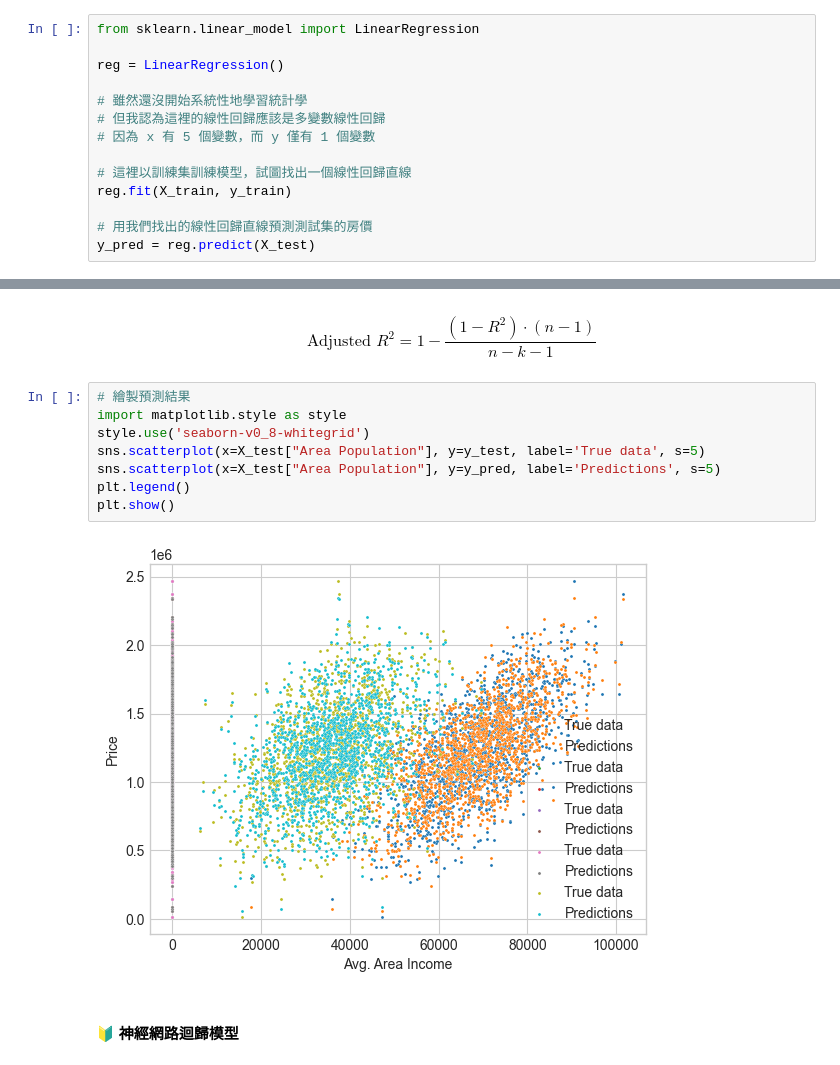
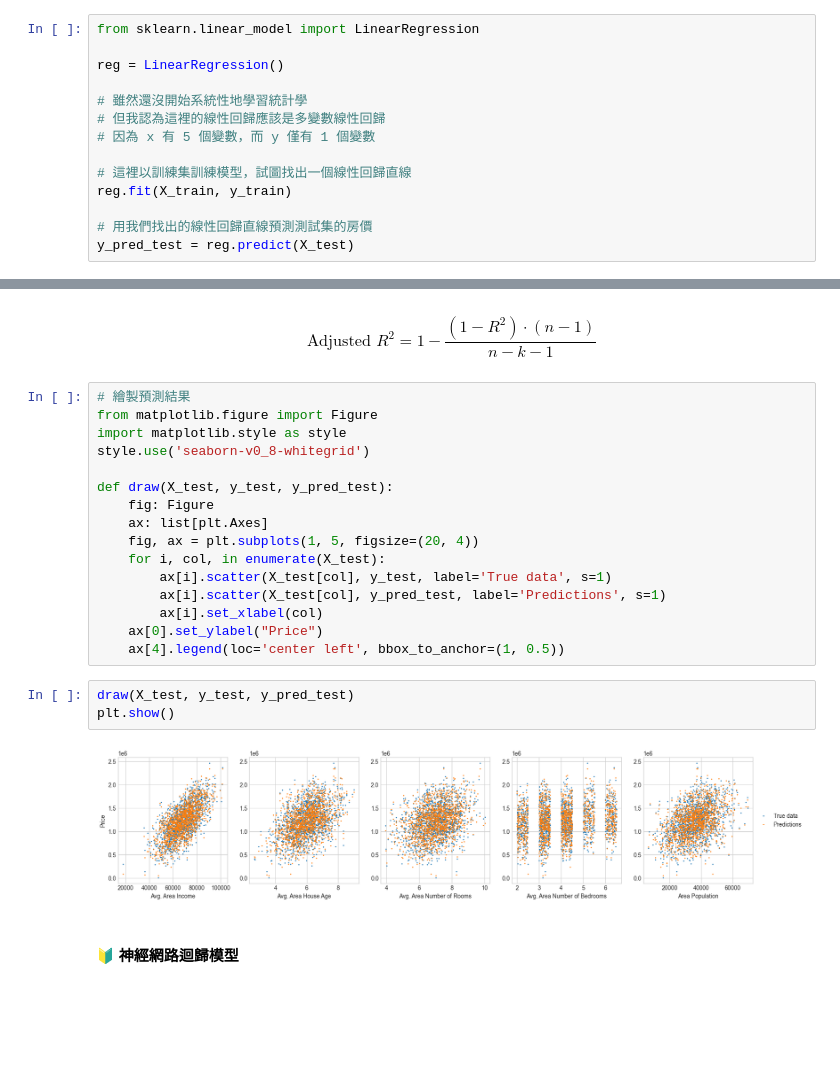
Before and after one commit to RogelioKG/Introduction-to-Machine-Learning, a Jupyter notebook: homework1.ipynb, the cells around one changed output, grey strips where cells are left out. Saved outputs shown, nothing was run; the diff lists cells and outputs as text; blank space fills up the shorter version.

```diff
--- a/homework1.ipynb
+++ b/homework1.ipynb
@@ -116,7 +116,7 @@ reg = LinearRegression()
 reg.fit(X_train, y_train)
 
 # 用我們找出的線性回歸直線預測測試集的房價
-y_pred = reg.predict(X_test)
+y_pred_test = reg.predict(X_test)
 # %% [markdown]
 #### 🔰 **績效指標**
 # %%
@@ -142,16 +142,27 @@ $$R^2 = 1 - \frac{\sum_{i=1}^{n} (y_i - \hat{y}_i)^2}{\sum_{i=1}^{n} (y_i - \bar
 + **調整R平方 Adjusted R-squared**
 # %% [markdown]
 $$\text{Adjusted } R^2 = 1 - \frac{(1 - R^2) \cdot (n - 1)}{n - k - 1}$$
-# %%
-# 繪製預測結果
-import matplotlib.style as style
-style.use('seaborn-v0_8-whitegrid')
-sns.scatterplot(x=X_test["Area Population"], y=y_test, label='True data', s=5)
-sns.scatterplot(x=X_test["Area Population"], y=y_pred, label='Predictions', s=5)
-plt.legend()
-plt.show()
-# %% [output]
-[figure, removed]
+# %%
+# 繪製預測結果
+from matplotlib.figure import Figure
+import matplotlib.style as style
+style.use('seaborn-v0_8-whitegrid')
+
+def draw(X_test, y_test, y_pred_test):
+    fig: Figure
+    ax: list[plt.Axes]
+    fig, ax = plt.subplots(1, 5, figsize=(20, 4))
+    for i, col, in enumerate(X_test):
+        ax[i].scatter(X_test[col], y_test, label='True data', s=1)
+        ax[i].scatter(X_test[col], y_pred_test, label='Predictions', s=1)
+        ax[i].set_xlabel(col)
+    ax[0].set_ylabel("Price")
+    ax[4].legend(loc='center left', bbox_to_anchor=(1, 0.5))
+# %%
+draw(X_test, y_test, y_pred_test)
+plt.show()
+# %% [output]
+[figure, added]
 # %% [markdown]
 #### 🔰 **神經網路迴歸模型**
 # %%
```
Also changed, not shown: parts of 7 cells of this notebook.
